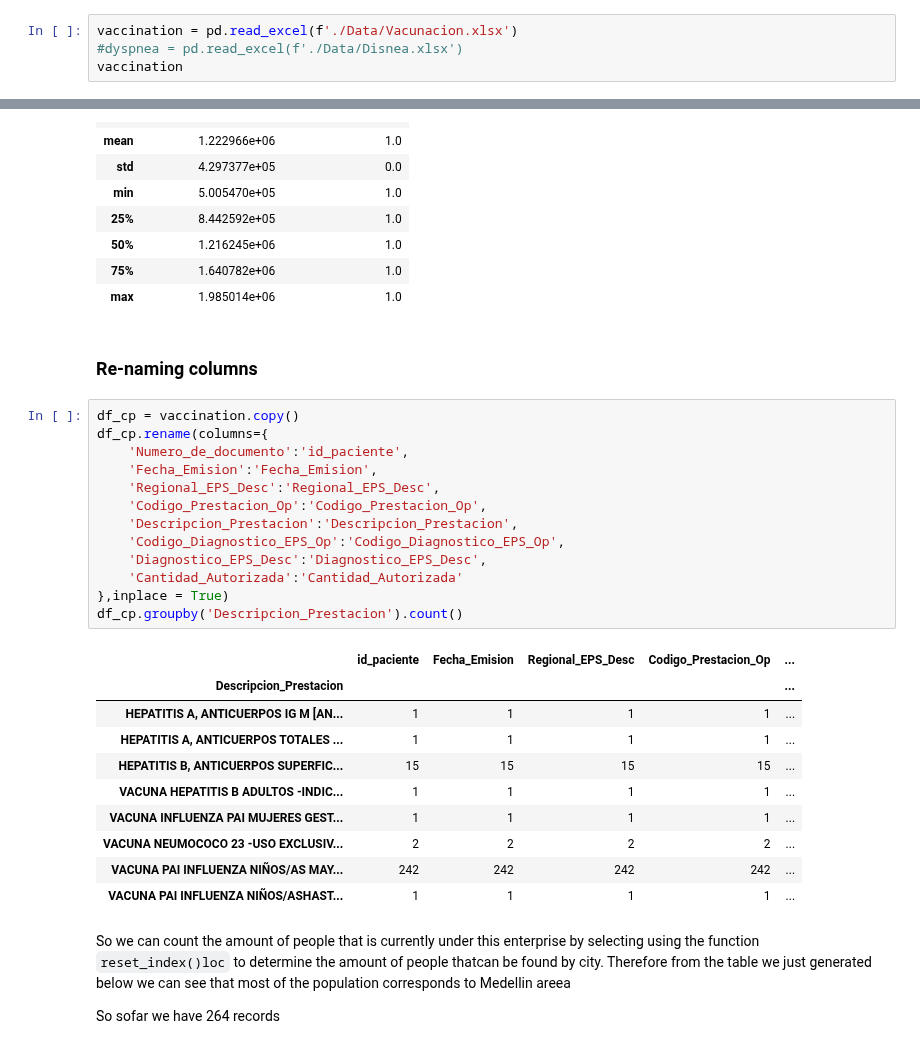
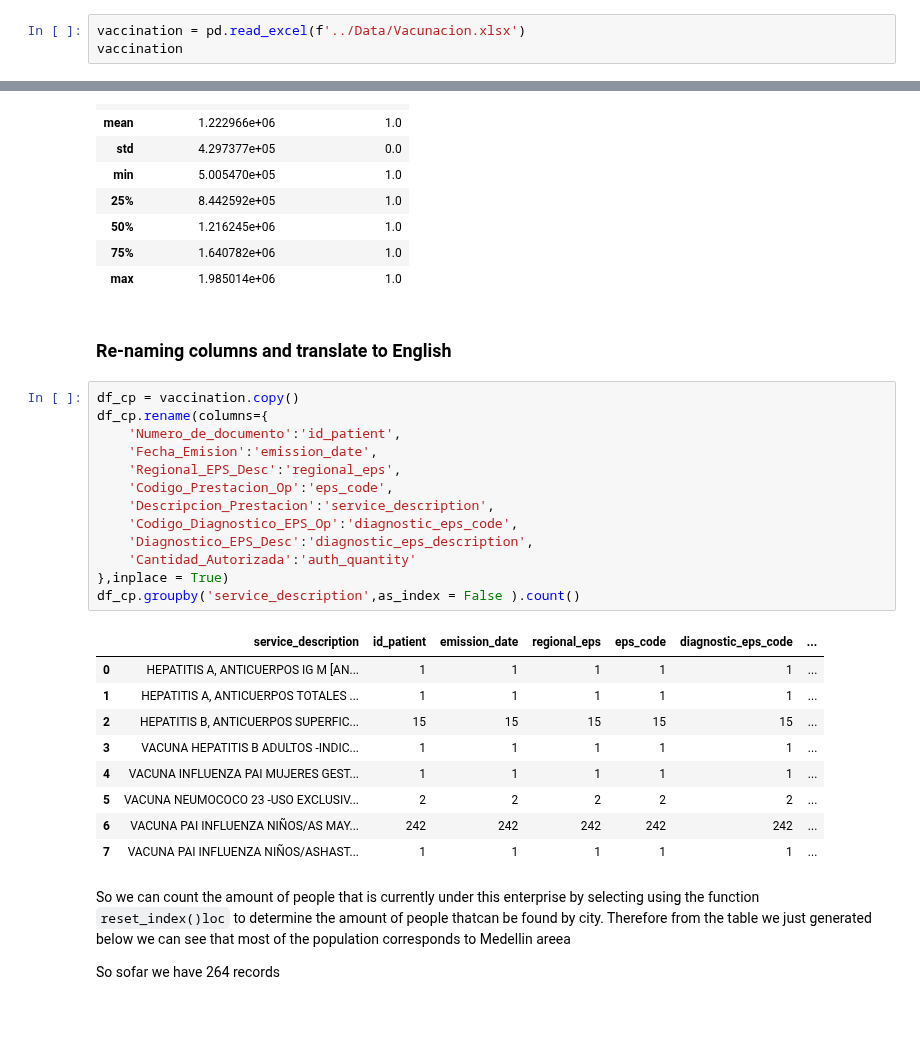
Before and after one commit to DS4A-T22/exploratory_data_analysis, a Jupyter notebook: EDA-Vaccination.ipynb, the cells around one changed output, grey strips where cells are left out. Drawn from its saved outputs; the diff is of its cells as text; blank space fills up the shorter version.

```diff
--- a/EDA-Vaccination.ipynb
+++ b/EDA-Vaccination.ipynb
@@ -14,7 +14,6 @@ import geopandas as gpd
 %matplotlib inline
 # %%
-vaccination = pd.read_excel(f'./Data/Vacunacion.xlsx')
-#dyspnea = pd.read_excel(f'./Data/Disnea.xlsx')
+vaccination = pd.read_excel(f'../Data/Vacunacion.xlsx')
 vaccination
 # %% [output]
 |  | Numero_de_documento | Fecha_Emision | Regional_EPS_Desc | Codigo_Prestacion_Op | Descripcion_Prestacion | ... |
@@ -56,31 +55,30 @@ vaccination.describe()
 | 75% | 1.640782e+06 | 1.0 |
 | max | 1.985014e+06 | 1.0 |
 # %% [markdown]
-### Re-naming columns
+### Re-naming columns and translate to English
 # %%
 df_cp = vaccination.copy()
 df_cp.rename(columns={
-    'Numero_de_documento':'id_paciente',
-    'Fecha_Emision':'Fecha_Emision',
-    'Regional_EPS_Desc':'Regional_EPS_Desc',
-    'Codigo_Prestacion_Op':'Codigo_Prestacion_Op',
-    'Descripcion_Prestacion':'Descripcion_Prestacion',
-    'Codigo_Diagnostico_EPS_Op':'Codigo_Diagnostico_EPS_Op',
-    'Diagnostico_EPS_Desc':'Diagnostico_EPS_Desc',
-    'Cantidad_Autorizada':'Cantidad_Autorizada'
+    'Numero_de_documento':'id_patient',
+    'Fecha_Emision':'emission_date',
+    'Regional_EPS_Desc':'regional_eps',
+    'Codigo_Prestacion_Op':'eps_code',
+    'Descripcion_Prestacion':'service_description',
+    'Codigo_Diagnostico_EPS_Op':'diagnostic_eps_code',
+    'Diagnostico_EPS_Desc':'diagnostic_eps_description',
+    'Cantidad_Autorizada':'auth_quantity'
 },inplace = True)
-df_cp.groupby('Descripcion_Prestacion').count()
+df_cp.groupby('service_description',as_index = False ).count()
 # %% [output]
-|  | id_paciente | Fecha_Emision | Regional_EPS_Desc | Codigo_Prestacion_Op | ... |
-| Descripcion_Prestacion |  |  |  |  | ... |
-| HEPATITIS A, ANTICUERPOS IG M [AN... | 1 | 1 | 1 | 1 | ... |
-| HEPATITIS A, ANTICUERPOS TOTALES ... | 1 | 1 | 1 | 1 | ... |
-| HEPATITIS B, ANTICUERPOS SUPERFIC... | 15 | 15 | 15 | 15 | ... |
-| VACUNA HEPATITIS B ADULTOS -INDIC... | 1 | 1 | 1 | 1 | ... |
-| VACUNA INFLUENZA PAI MUJERES GEST... | 1 | 1 | 1 | 1 | ... |
-| VACUNA NEUMOCOCO 23 -USO EXCLUSIV... | 2 | 2 | 2 | 2 | ... |
-| VACUNA PAI INFLUENZA NIÑOS/AS MAY... | 242 | 242 | 242 | 242 | ... |
-| VACUNA PAI INFLUENZA NIÑOS/ASHAST... | 1 | 1 | 1 | 1 | ... |
+|  | service_description | id_patient | emission_date | regional_eps | eps_code | diagnostic_eps_code | ... |
+| 0 | HEPATITIS A, ANTICUERPOS IG M [AN... | 1 | 1 | 1 | 1 | 1 | ... |
+| 1 | HEPATITIS A, ANTICUERPOS TOTALES ... | 1 | 1 | 1 | 1 | 1 | ... |
+| 2 | HEPATITIS B, ANTICUERPOS SUPERFIC... | 15 | 15 | 15 | 15 | 15 | ... |
+| 3 | VACUNA HEPATITIS B ADULTOS -INDIC... | 1 | 1 | 1 | 1 | 1 | ... |
+| 4 | VACUNA INFLUENZA PAI MUJERES GEST... | 1 | 1 | 1 | 1 | 1 | ... |
+| 5 | VACUNA NEUMOCOCO 23 -USO EXCLUSIV... | 2 | 2 | 2 | 2 | 2 | ... |
+| 6 | VACUNA PAI INFLUENZA NIÑOS/AS MAY... | 242 | 242 | 242 | 242 | 242 | ... |
+| 7 | VACUNA PAI INFLUENZA NIÑOS/ASHAST... | 1 | 1 | 1 | 1 | 1 | ... |
 # %% [markdown]
 So we can count the amount of people that is currently under this enterprise by selecting using the function `reset_index()loc` to determine the amount of people thatcan be found by city. Therefore from the table we just generated below we can see that most of the population corresponds to Medellin areea
 
```
Also changed, not shown: parts of 19 cells of this notebook, 1 other file.
